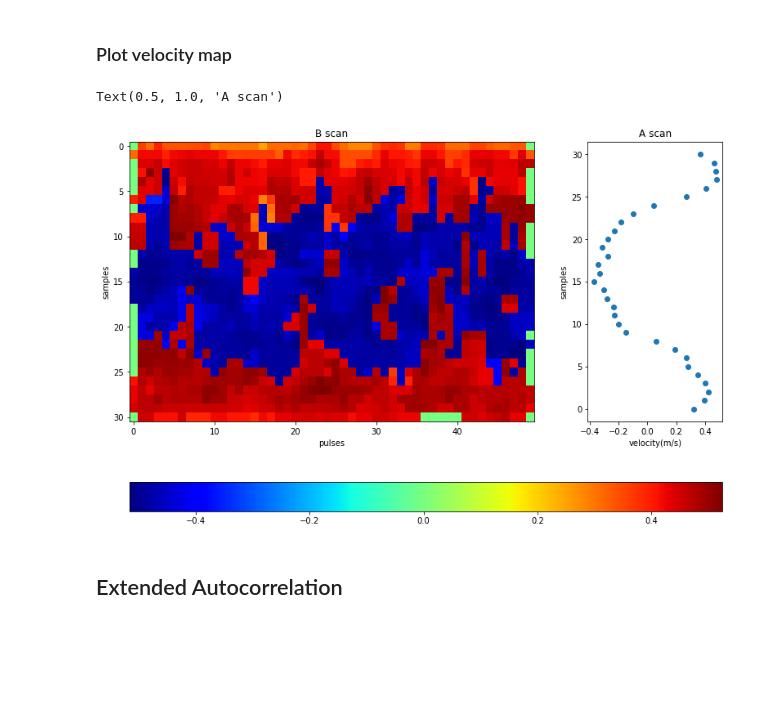
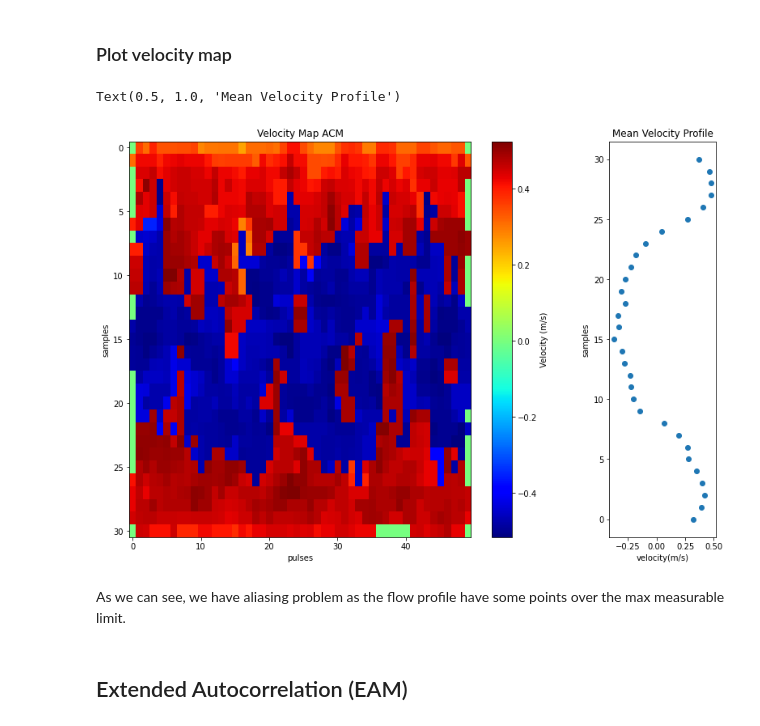
Before and after one commit to cesarofuchi/pyuvp, a Jupyter notebook: test_pyuvp.ipynb, the cells around one changed output. Drawn from its saved outputs; the diff is of its cells as text; code cells hidden in the pictures; blank space fills up the shorter version.

```diff
--- a/test_pyuvp.ipynb
+++ b/test_pyuvp.ipynb
@@ -96,23 +123,25 @@ mean flow: 0.29045961852521324  total time: 0.18725037574768066
 # %% [markdown]
 ### Plot velocity map
 # %%
-fig, ax=plt.subplots(1,2,figsize=(13, 9),gridspec_kw={'width_ratios': [3, 1]})
+fig, ax=plt.subplots(1,2,figsize=(13, 9),gridspec_kw={'width_ratios': [4, 1]})
 cm = plt.cm.get_cmap("jet")
 sc=ax[0].imshow(-flowfilt,cmap=cm,aspect='auto')
-ax[0].set_title('B scan')
+ax[0].set_title('Velocity Map ACM')
 ax[0].set_ylabel('samples')
 ax[0].set_xlabel('pulses')
-fig.colorbar(sc, ax=ax, orientation="horizontal")
+fig.colorbar(sc, ax=ax[0], orientation="vertical", label='Velocity (m/s)')
 x=np.arange(0,flowfilt.shape[0],1)
 ax[1].scatter(-np.mean(flowfilt,axis=1),x)
 ax[1].set_xlabel('velocity(m/s)')
 ax[1].set_ylabel('samples')
-ax[1].set_title('A scan')
+ax[1].set_title('Mean Velocity Profile')
 # %% [output]
-Text(0.5, 1.0, 'A scan')
+Text(0.5, 1.0, 'Mean Velocity Profile')
-[figure, old version]
+[figure, new version]
+# %% [markdown]
+As we can see, we have aliasing problem as the flow profile have some points over the max measurable limit.
 # %% [markdown]
-## Extended Autocorrelation
+## Extended Autocorrelation (EAM)
 # %%
 # extended autocorrelation
 flow,t=usdObj.auto_correlation(c,method='extended')
```
Also changed, not shown: parts of 14 cells of this notebook.
